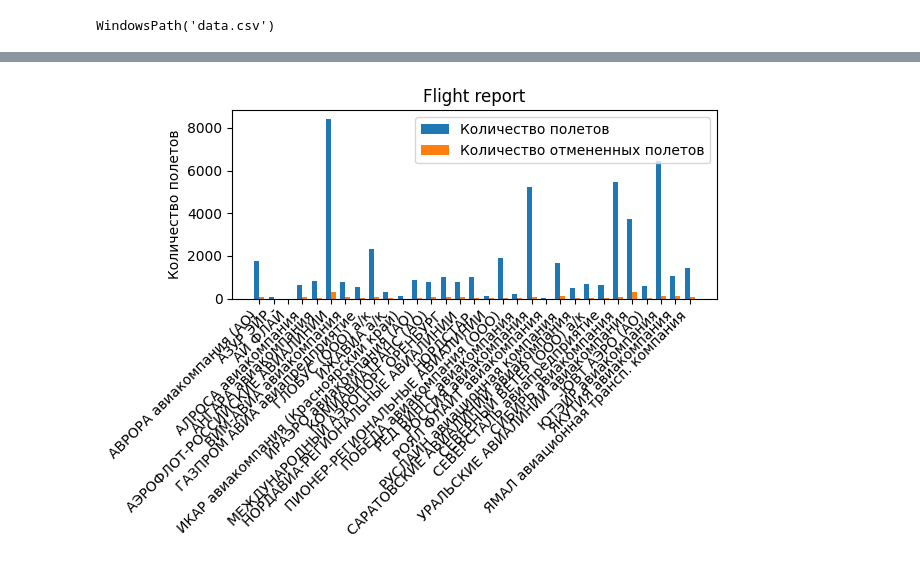
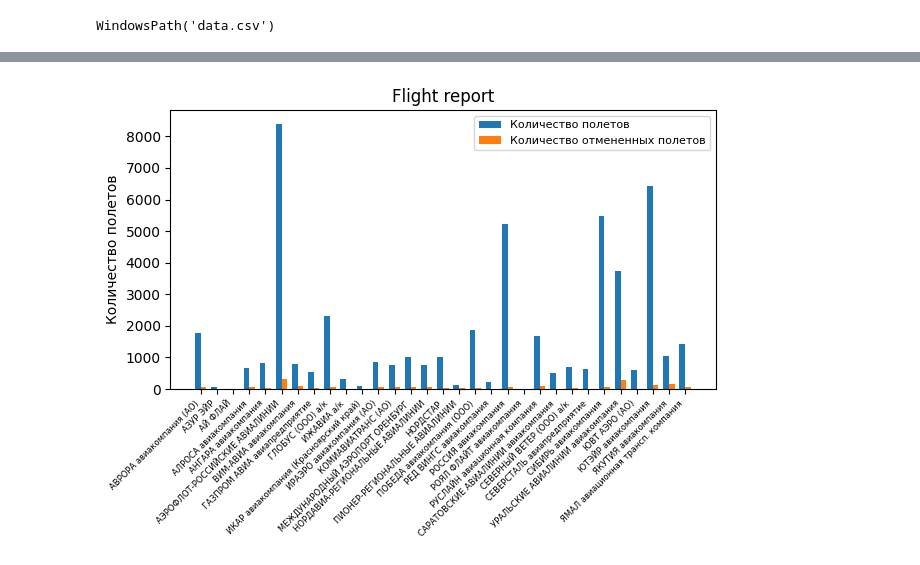
Before and after one commit to SibShaman/PythonStudy, a Jupyter notebook: task.ipynb, the cells around one changed output, grey strips where cells are left out. Cells and saved outputs as stored; diff of their text form; code cells hidden in the pictures.

Commit message:
add fontsize

```diff
--- a/task.ipynb
+++ b/task.ipynb
@@ -53,23 +53,23 @@ company_list = [name for group in name_company_list for name in group]
 # %%
 x = np.arange(len(company_list))  # the label locations
 width = 0.35  # the width of the bars
 
 fig, ax = plt.subplots()
 rects1 = ax.bar(x - width/2, list_fly, width, label='Количество полетов')
 rects2 = ax.bar(x + width/2, list_no_fly, width, label='Количество отмененных полетов')
 
 
 ax.set_ylabel('Количество полетов')
 ax.set_title('Flight report')
-ax.set_xticks(x, company_list)
+ax.set_xticks(x, company_list, fontsize=6)
 ax.set_xticklabels(company_list, rotation=45, ha='right')
-ax.legend()
+ax.legend(fontsize=8)
 
-# ax.bar_label(rects1, padding=50)
-# ax.bar_label(rects2, padding=50)
+# ax.bar_label(rects1, padding=50, rotation=90, fontsize=6)
+# ax.bar_label(rects2, padding=50, rotation=90, fontsize=6)
 
 fig.tight_layout()
 
 plt.show()
 # %% [output]
-[figure, old version]
+[figure, new version]
```
